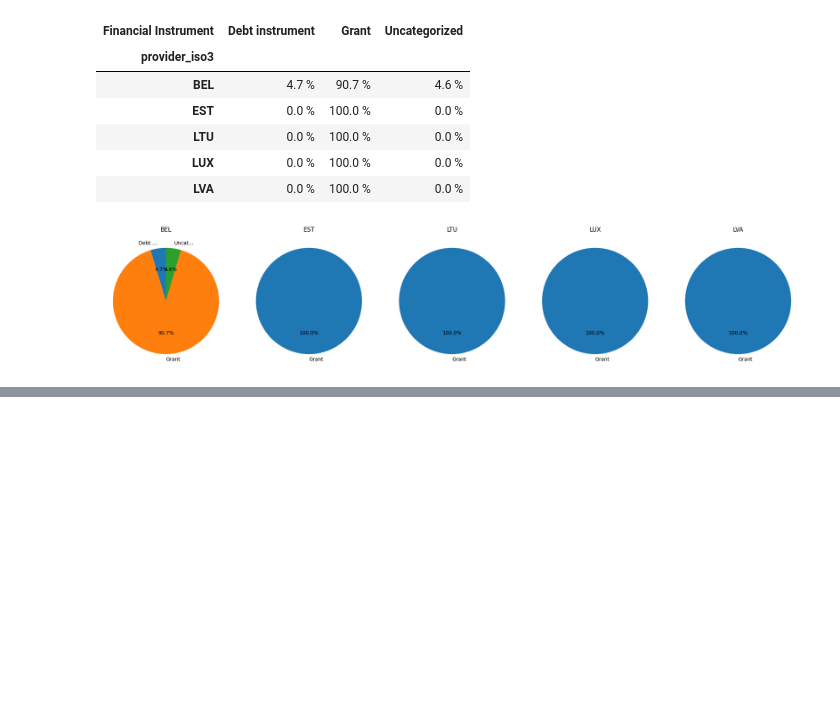
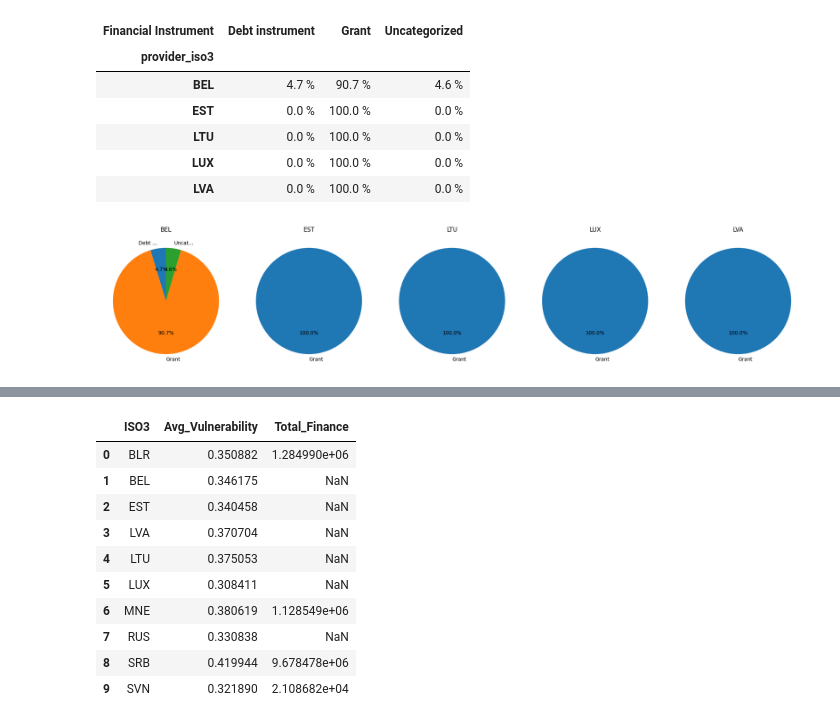
Before and after one commit to tince250/climate-change-ds, a Jupyter notebook: q5-assistance-mitigation.ipynb, the cells around one changed output, grey strips where cells are left out. Saved outputs shown, nothing was run; the diff lists cells and outputs as text; code cells hidden in the pictures; blank space fills up the shorter version.

Commit message:
Compute average vulnerability (2000-2023) and correlate with Total Finance

```diff
--- a/q5-assistance-mitigation.ipynb
+++ b/q5-assistance-mitigation.ipynb
@@ -427,0 +457,5 @@ plt.show()
+# %%
+# Select the range of years from 2000 to 2023, because the climate finance dataset covers the same period
+years = [str(year) for year in range(2000, 2024)]
+
+vulnerability_2000_2023 = vulnerability_david[["ISO3"] + years]
@@ -427,0 +483,7 @@ plt.show()
+# %%
+# Calculate the average vulnerability for each country over the years 2000 to 2023
+vulnerability_2000_2023 = vulnerability_2000_2023.copy()
+vulnerability_2000_2023["Avg_Vulnerability"] = vulnerability_2000_2023[years].mean(axis=1)
+# %%
+avg_vulnerability = vulnerability_2000_2023[["ISO3", "Avg_Vulnerability"]]
+avg_vulnerability
@@ -427,0 +502,26 @@ plt.show()
+# %%
+# Prepare the dataset containing climate finance information
+
+#Convert series to data frame
+david_df = david_total.reset_index()
+david_df.columns = ["Name", "Total_Finance"]
+
+# Add an ISO3 column to the dataset
+david_df["ISO3"] = david_df['Name'].apply(get_iso3)
+david_df = david_df[["ISO3", "Total_Finance"]]
+# %%
+# Merge the vulnerability and climate finance datasets
+merged = pd.merge(avg_vulnerability, david_df, on="ISO3", how="left")
+merged
+# %% [output]
+|  | ISO3 | Avg_Vulnerability | Total_Finance |
+| 0 | BLR | 0.350882 | 1.284990e+06 |
+| 1 | BEL | 0.346175 | NaN |
+| 2 | EST | 0.340458 | NaN |
+| 3 | LVA | 0.370704 | NaN |
+| 4 | LTU | 0.375053 | NaN |
+| 5 | LUX | 0.308411 | NaN |
+| 6 | MNE | 0.380619 | 1.128549e+06 |
+| 7 | RUS | 0.330838 | NaN |
+| 8 | SRB | 0.419944 | 9.678478e+06 |
+| 9 | SVN | 0.321890 | 2.108682e+04 |
```
Also changed, not shown: parts of 10 cells of this notebook.
